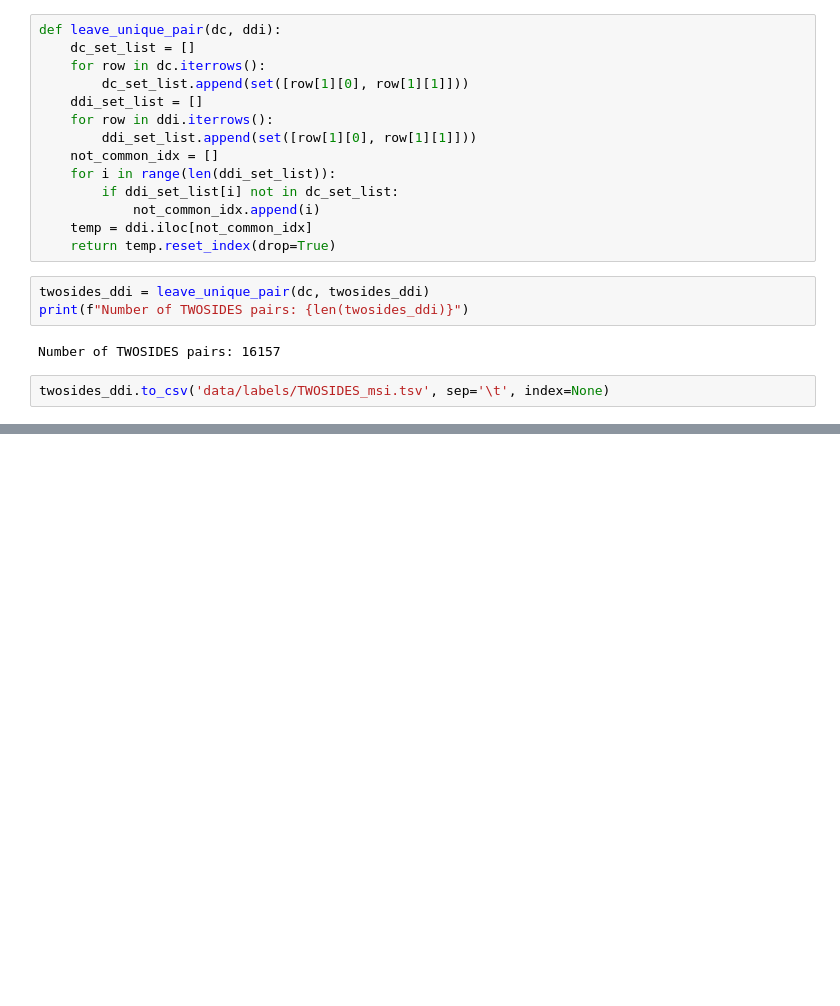
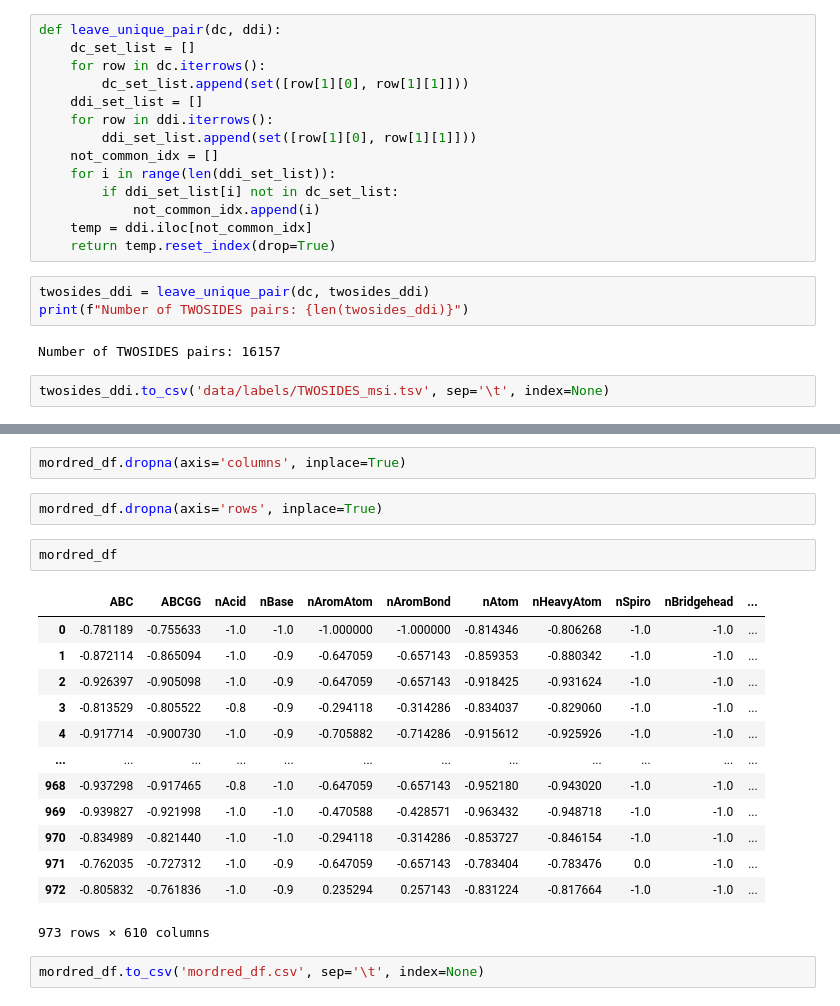
Before and after one commit to gujh14/DC_with_DDI_SupCon, a Jupyter notebook: preprocess.ipynb, the cells around one changed output, grey strips where cells are left out. Cells and saved outputs as stored; diff of their text form; blank space fills up the shorter version.

```diff
--- a/preprocess.ipynb
+++ b/preprocess.ipynb
@@ -358,0 +636,22 @@ twosides_ddi.to_csv('data/labels/TWOSIDES_msi.tsv', sep='\t', index=None)
+# %%
+mordred_df.dropna(axis='columns', inplace=True)
+# %%
+mordred_df.dropna(axis='rows', inplace=True)
+# %%
+mordred_df
+# %% [output]
+|  | ABC | ABCGG | nAcid | nBase | nAromAtom | nAromBond | nAtom | nHeavyAtom | nSpiro | nBridgehead | ... |
+| 0 | -0.781189 | -0.755633 | -1.0 | -1.0 | -1.000000 | -1.000000 | -0.814346 | -0.806268 | -1.0 | -1.0 | ... |
+| 1 | -0.872114 | -0.865094 | -1.0 | -0.9 | -0.647059 | -0.657143 | -0.859353 | -0.880342 | -1.0 | -1.0 | ... |
+| 2 | -0.926397 | -0.905098 | -1.0 | -0.9 | -0.647059 | -0.657143 | -0.918425 | -0.931624 | -1.0 | -1.0 | ... |
+| 3 | -0.813529 | -0.805522 | -0.8 | -0.9 | -0.294118 | -0.314286 | -0.834037 | -0.829060 | -1.0 | -1.0 | ... |
+| 4 | -0.917714 | -0.900730 | -1.0 | -0.9 | -0.705882 | -0.714286 | -0.915612 | -0.925926 | -1.0 | -1.0 | ... |
+| ... | ... | ... | ... | ... | ... | ... | ... | ... | ... | ... | ... |
+| 968 | -0.937298 | -0.917465 | -0.8 | -1.0 | -0.647059 | -0.657143 | -0.952180 | -0.943020 | -1.0 | -1.0 | ... |
+| 969 | -0.939827 | -0.921998 | -1.0 | -1.0 | -0.470588 | -0.428571 | -0.963432 | -0.948718 | -1.0 | -1.0 | ... |
+| 970 | -0.834989 | -0.821440 | -1.0 | -1.0 | -0.294118 | -0.314286 | -0.853727 | -0.846154 | -1.0 | -1.0 | ... |
+| 971 | -0.762035 | -0.727312 | -1.0 | -0.9 | -0.647059 | -0.657143 | -0.783404 | -0.783476 | 0.0 | -1.0 | ... |
+| 972 | -0.805832 | -0.761836 | -1.0 | -0.9 | 0.235294 | 0.257143 | -0.831224 | -0.817664 | -1.0 | -1.0 | ... |
+973 rows × 610 columns
+# %%
+mordred_df.to_csv('mordred_df.csv', sep='\t', index=None)
```
Also changed, not shown: parts of 40 cells of this notebook.
